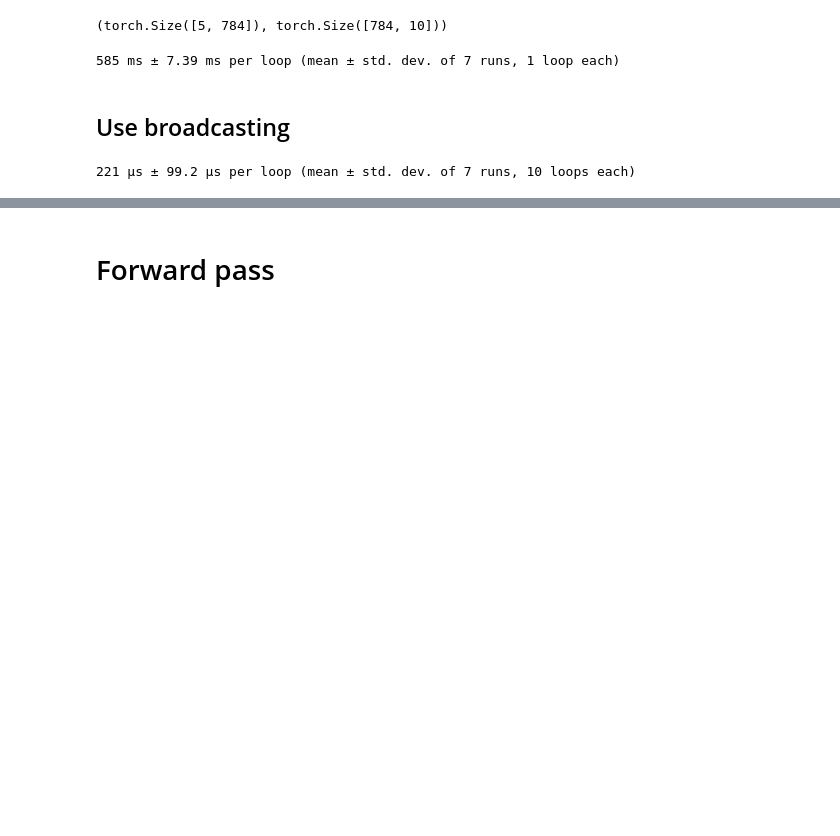
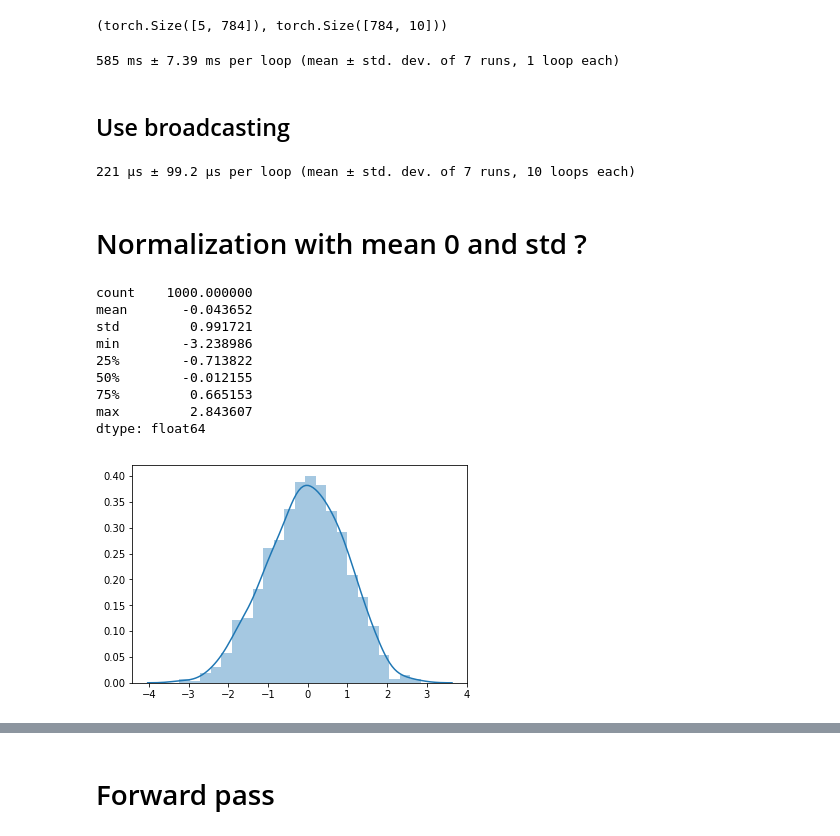
Before and after one commit to anhquan0412/fastai_v3p1, a Jupyter notebook: part_2/matmul.ipynb, the cells around one changed output, grey strips where cells are left out. Cells and saved outputs as stored; diff of their text form; code cells hidden in the pictures; blank space fills up the shorter version.

```diff
--- a/part_2/matmul.ipynb
+++ b/part_2/matmul.ipynb
@@ -158,3 +158,5 @@ def matmul_bc(m1,m2):
 # %%
 test_near(matmul_bc(m1,m2),
           torch.mm(m1.to(dtype=torch.float32),m2))
+# %% [markdown]
+# Normalization with mean 0 and std ?
@@ -160,0 +166,19 @@ test_near(matmul_bc(m1,m2),
+# %%
+def sample_normal_dist(mean,std):
+    temp = torch.distributions.Normal(tensor([float(mean)]), tensor([float(std)]))
+    temps = temp.sample(torch.Size([1000])).squeeze()
+    print(pd.Series(temps.tolist()).describe())
+    sns.distplot(temps.tolist())
+# %%
+sample_normal_dist(0,1)
+# %% [output]
+count    1000.000000
+mean       -0.043652
+std         0.991721
+min        -3.238986
+25%        -0.713822
+50%        -0.012155
+75%         0.665153
+max         2.843607
+dtype: float64
+[figure, added]
```
Also changed, not shown: parts of 33 cells of this notebook.
